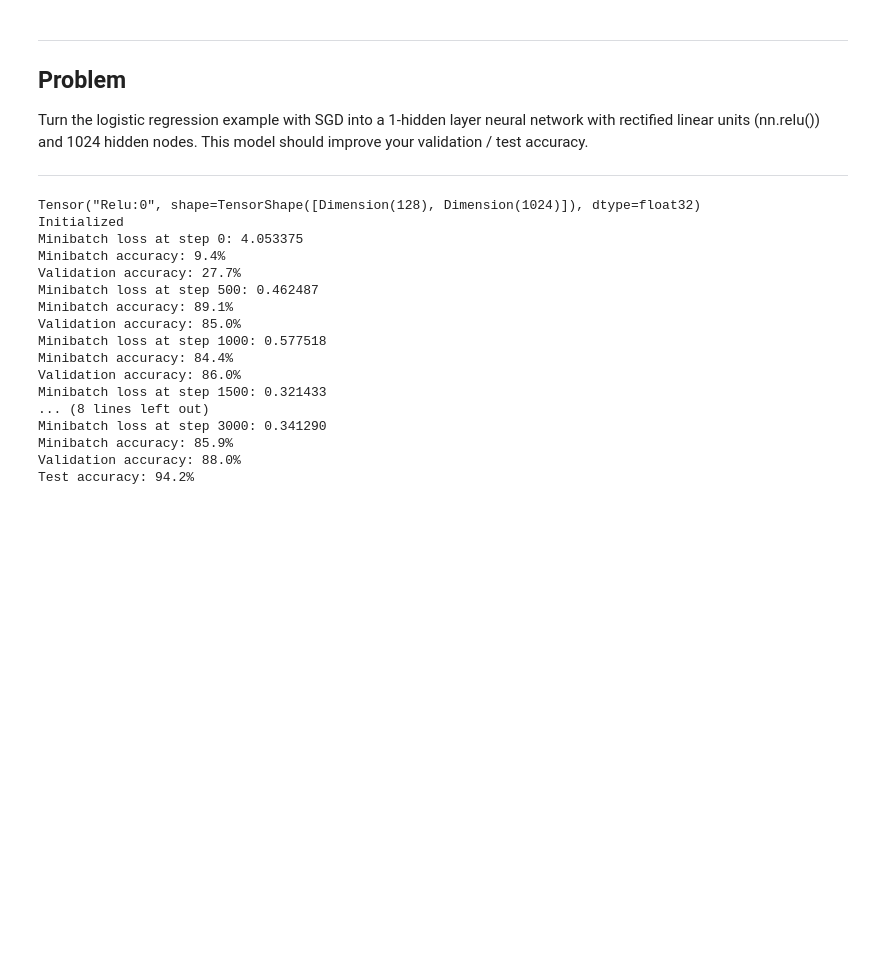
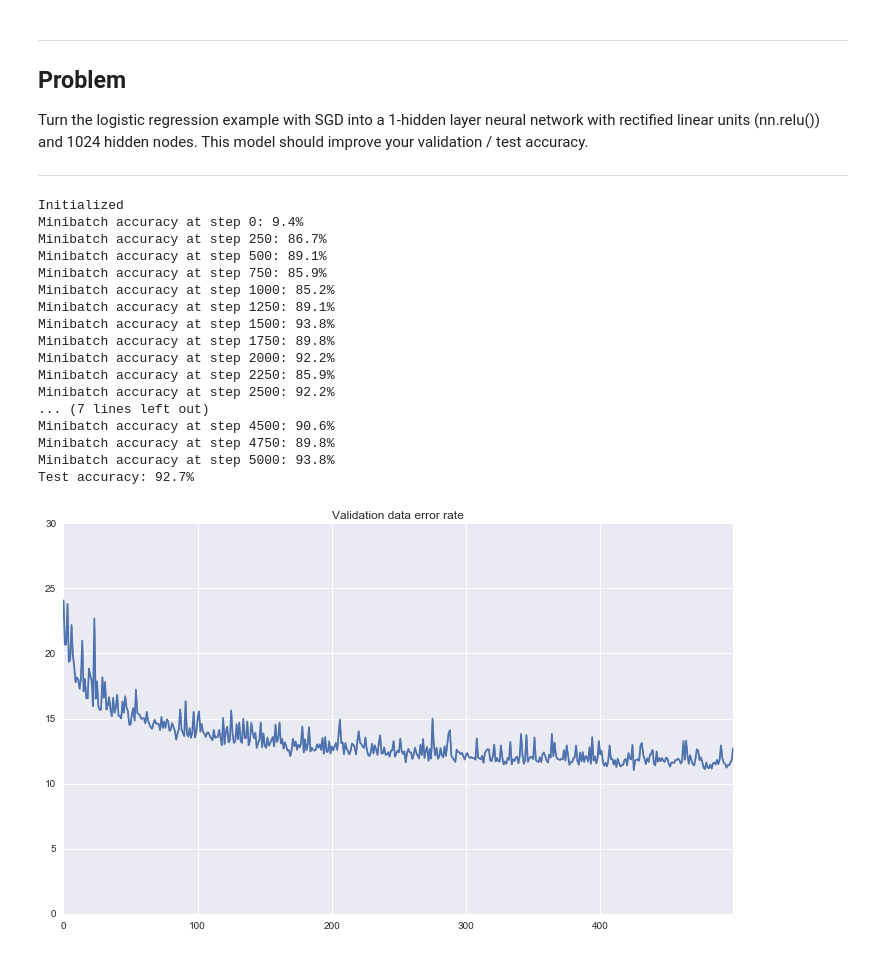
Before and after one commit to dlin17/udacity_deep_learning, a Jupyter notebook: 2_fullyconnected.ipynb, the cells around one changed output. Saved outputs shown, nothing was run; the diff lists cells and outputs as text; code cells hidden in the pictures; blank space fills up the shorter version.

Commit message:
added plot to p2

```diff
--- a/2_fullyconnected.ipynb
+++ b/2_fullyconnected.ipynb
@@ -300,7 +282,10 @@ with graph.as_default():
     test_prediction = tf.nn.softmax(
         tf.matmul(tf.nn.relu(tf.matmul(tf_test_dataset, weights_1) + biases_1), weights_2) + biases_2)
 
-num_steps = 3001
+num_steps = 5001
+
+train_acc = np.zeros(num_steps/10)
+valid_acc = np.zeros(num_steps/10)
 
 with tf.Session(graph=graph) as session:
     tf.initialize_all_variables().run()
@@ -315,27 +300,41 @@ with tf.Session(graph=graph) as session:
         feed_dict = {tf_train_dataset : batch_data, tf_train_labels : batch_labels}
         _, l, predictions = session.run(
             [optimizer, loss, train_prediction], feed_dict=feed_dict)
-        if (step % 500 == 0):
-            print("Minibatch loss at step %d: %f" % (step, l))
-            print("Minibatch accuracy: %.1f%%" % accuracy(predictions, batch_labels))
-            print("Validation accuracy: %.1f%%" % accuracy(
-            valid_prediction.eval(), valid_labels))
+        if (step % 10 == 0):
+            acc = accuracy(predictions, batch_labels)
+            if (step % 250 == 0):
+                print("Minibatch accuracy at step %d: %.1f%%" % (step, acc))
+            train_acc[step/10 - 1] = acc
+            valid_acc[step/10 - 1] = accuracy(valid_prediction.eval(), valid_labels)
     print("Test accuracy: %.1f%%" % accuracy(test_prediction.eval(), test_labels))
 # %% [output]
-Tensor("Relu:0", shape=TensorShape([Dimension(128), Dimension(1024)]), dtype=float32)
 Initialized
-Minibatch loss at step 0: 4.053375
-Minibatch accuracy: 9.4%
-Validation accuracy: 27.7%
-Minibatch loss at step 500: 0.462487
-Minibatch accuracy: 89.1%
-Validation accuracy: 85.0%
-Minibatch loss at step 1000: 0.577518
-Minibatch accuracy: 84.4%
-Validation accuracy: 86.0%
-Minibatch loss at step 1500: 0.321433
-... (8 lines left out)
-Minibatch loss at step 3000: 0.341290
-Minibatch accuracy: 85.9%
-Validation accuracy: 88.0%
-Test accuracy: 94.2%
+Minibatch accuracy at step 0: 9.4%
+Minibatch accuracy at step 250: 86.7%
+Minibatch accuracy at step 500: 89.1%
+Minibatch accuracy at step 750: 85.9%
+Minibatch accuracy at step 1000: 85.2%
+Minibatch accuracy at step 1250: 89.1%
+Minibatch accuracy at step 1500: 93.8%
+Minibatch accuracy at step 1750: 89.8%
+Minibatch accuracy at step 2000: 92.2%
+Minibatch accuracy at step 2250: 85.9%
+Minibatch accuracy at step 2500: 92.2%
+... (7 lines left out)
+Minibatch accuracy at step 4500: 90.6%
+Minibatch accuracy at step 4750: 89.8%
+Minibatch accuracy at step 5000: 93.8%
+Test accuracy: 92.7%
+# %%
+import seaborn as sns
+import matplotlib.pyplot as plt
+
+%matplotlib inline
+
+ax = plt.figure(figsize=(12,7))
+ax = plt.axis([0,500,0,30])
+ax = plt.title('Validation data error rate')
+
+ax = sns.tsplot(data = 100 - valid_acc)
+# %% [output]
+[figure, added]
```
Also changed, not shown: parts of 1 cell of this notebook, 1 other file.
